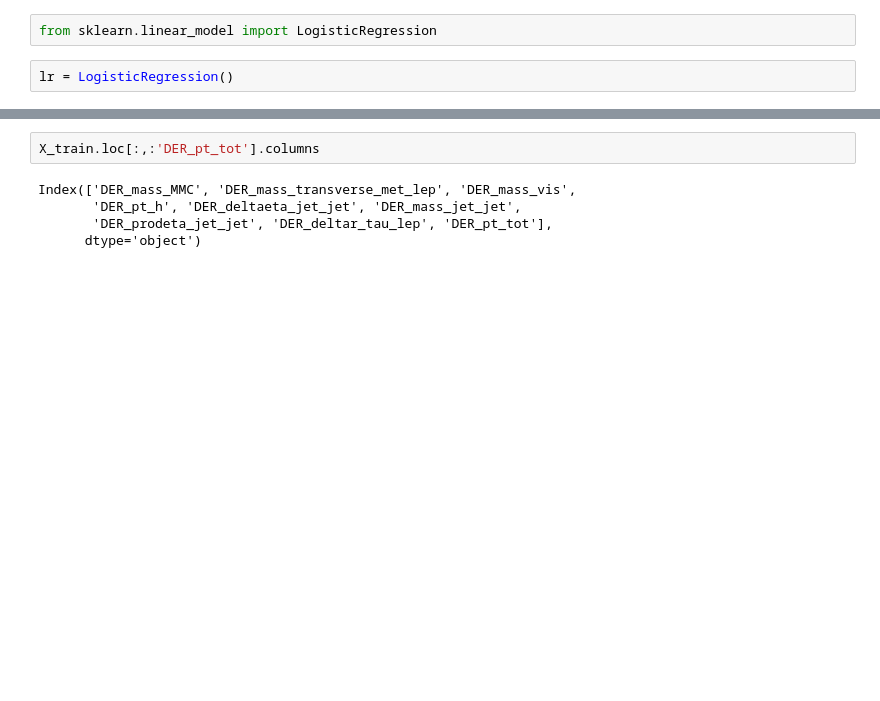
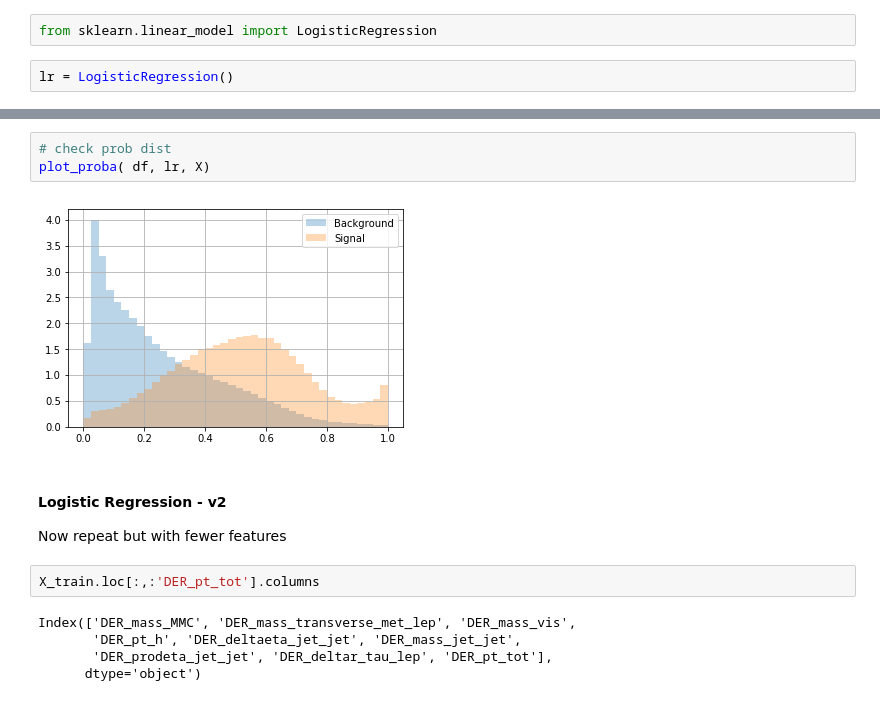
Before and after one commit to gdxd/LMU_DA_ML_19, a Jupyter notebook: HiggsChallenge.ipynb, the cells around one changed output, grey strips where cells are left out. Cells and saved outputs as stored; diff of their text form; blank space fills up the shorter version.

```diff
--- a/HiggsChallenge.ipynb
+++ b/HiggsChallenge.ipynb
@@ -230,3 +210,11 @@ lr.score(X_test,y_test)
+# %%
+# check prob dist
+plot_proba( df, lr, X)
+# %% [output]
+[figure, added]
+# %% [markdown]
+####  Logistic Regression - v2
+Now repeat but with fewer features
 # %%
 X_train.loc[:,:'DER_pt_tot'].columns
 # %% [output]
```
Also changed, not shown: parts of 40 cells of this notebook.
